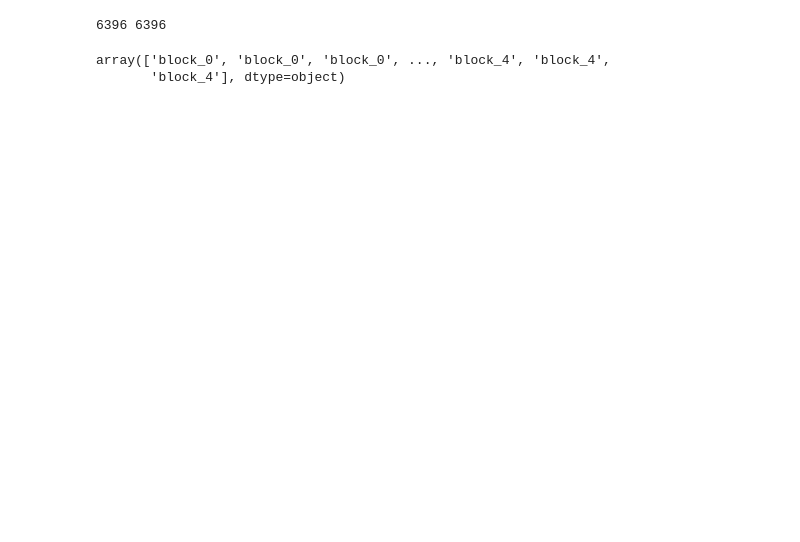
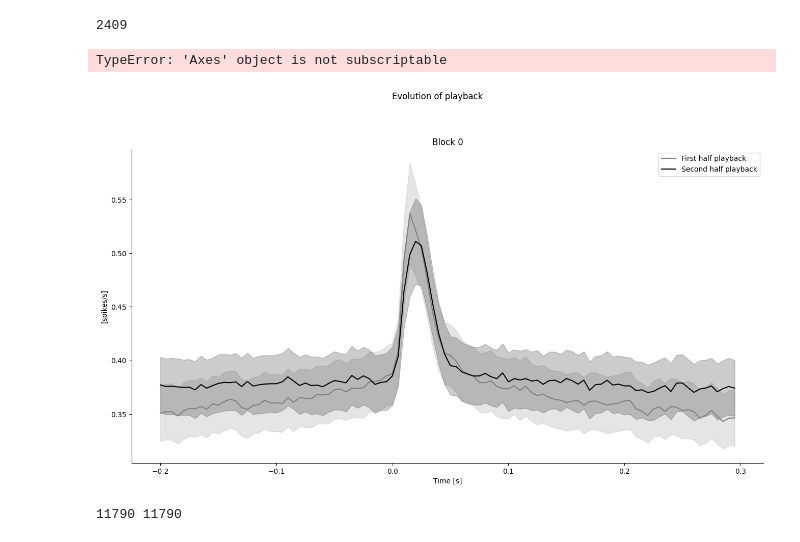
Before and after one commit to felicielevinton/analysebingobike, a Jupyter notebook: analyse_draft.ipynb, the cells around one changed output. Cells and saved outputs as stored; diff of their text form; code cells hidden in the pictures; blank space fills up the shorter version.

```diff
--- a/analyse_draft.ipynb
+++ b/analyse_draft.ipynb
@@ -21,0 +22,67 @@ path = '/auto/data2/eTheremin/ALTAI/ALTAI_20240823_SESSION_01/'
+# %%
+
+t_pre = 0.2#0.2
+t_post = 0.30#0.300
+bin_width = 0.005
+# Créer les bins de temps"
+psth_bins = np.arange(-t_pre, t_post, bin_width)
+
+path = '/auto/data2/eTheremin/ALTAI/ALTAI_20240712_SESSION_00/'
+bb = False
+
+data = np.load(path+'headstage_0/data_0.005.npy', allow_pickle=True)
+features = np.load(path+'headstage_0/features_0.005.npy', allow_pickle=True)
+gc = np.load(path+'headstage_0/good_clusters.npy', allow_pickle=True)
+
+n_block = int(np.max([elt['Block'] for elt in features]))
+# %%
+# PLAYBACK EVOLUTION
+fig, axes = plt.subplots(1, 1, figsize=(16, 8))
+fig.suptitle('Evolution of playback', y=1.02)
+plt.subplots_adjust(wspace=0.3, hspace=0.4)  # Adjust spacing between subplots
+ax=axes
+# Flatten axes array to simplify indexing (in case of 1D or 2D axes)
+yes = True
+bloc=0  # Access the subplot for the current bloc
+if yes:
+    pb = get_psth_in_block(data, features, t_pre, t_post, bin_width, gc, bloc, 'playback')
+
+    pb = np.array(pb)
+
+    n = int(len(pb[0]) / 2)
+    print(n)
+
+    beg_pb = pb[:,:n]
+    end_pb = pb[:, n:]
+
+    mc_beg_pb = np.nanmean(beg_pb, axis=1)
+    mc_end_pb = np.nanmean(end_pb, axis=1)
+
+    m_beg_pb = np.nanmean(mc_beg_pb, axis=0)
+    m_end_pb = np.nanmean(mc_end_pb, axis=0)
+
+    sem_beg_pb = get_sem(mc_beg_pb)
+    sem_end_pb = get_sem(mc_end_pb)
+
+    ax.plot(psth_bins, m_beg_pb, c='grey', label='First half playback')
+    ax.plot(psth_bins, m_end_pb, c='black', label='Second half playback')
+
+    ax.fill_between(psth_bins, m_beg_pb - sem_beg_pb, m_beg_pb + sem_beg_pb, color='grey', alpha=0.2)
+    ax.fill_between(psth_bins, m_end_pb - sem_end_pb, m_end_pb + sem_end_pb, color='black', alpha=0.2)
+
+    ax.set_title(f'Block {bloc}')
+    ax.set_xlabel('Time [s]')
+    ax.set_ylabel('[spikes/s]')
+    ax.spines['top'].set_visible(False)
+    ax.spines['right'].set_visible(False)
+    ax.legend()
+
+for ax in axes[n_block:]:
+    ax.axis('off')
+plt.savefig(path+'headstage_0/playback_didvided.png', bbox_inches='tight')
+plt.close()
+print("playback saved")
+# %% [output]
+2409
+TypeError: 'Axes' object is not subscriptable
+[figure, added]
@@ -26,9 +140,4 @@ with open(tt_path, 'rb') as file:
 # %%
 print(len(tt['tones']), len(tt['triggers']))
 # %% [output]
-6396 6396
+11790 11790
-# %%
-tt['block']
-# %% [output]
-array(['block_0', 'block_0', 'block_0', ..., 'block_4', 'block_4',
-       'block_4'], dtype=object)
```
Also changed, not shown: parts of 49 cells of this notebook, 25 other files.
